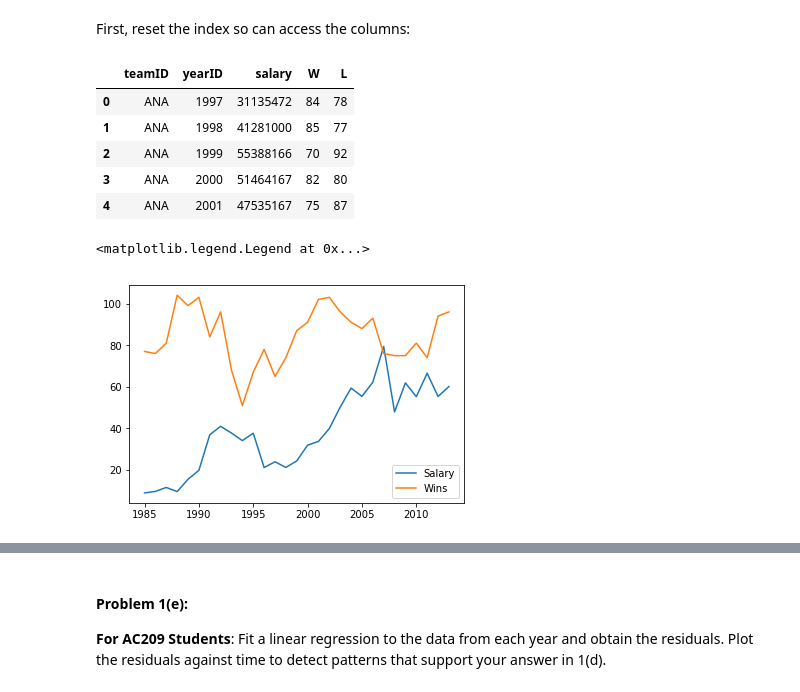
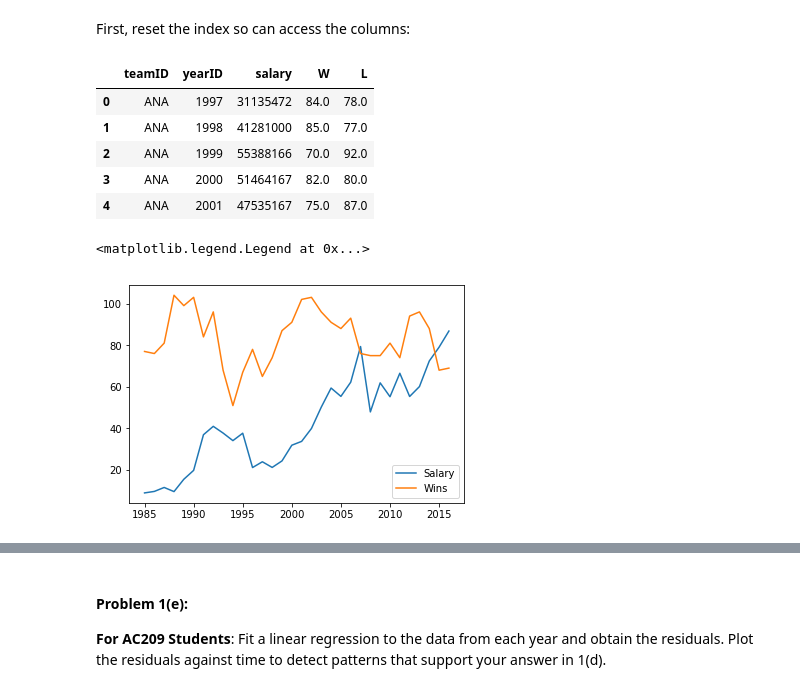
Before and after one commit to fergusio/cs109-2015, a Jupyter notebook: homework/HW1.ipynb, the cells around one changed output, grey strips where cells are left out. Saved outputs shown, nothing was run; the diff lists cells and outputs as text; code cells hidden in the pictures.

```diff
--- a/homework/HW1.ipynb
+++ b/homework/HW1.ipynb
@@ -153,7 +153,7 @@ os.listdir(path)
  'TeamsFranchises.csv',
  'TeamsHalf.csv']
 # %%
-salaries = pd.read_csv("data/lahman/Salaries.csv")
+salaries = pd.read_csv("data/baseballdatabank-2017.1/core/Salaries.csv")
 salaries.head()
 # %% [output]
 |  | yearID | teamID | lgID | playerID | salary |
@@ -165,5 +165,5 @@ salaries.head()
 # %%
-teams = pd.read_csv("data/lahman/Teams.csv")
+teams = pd.read_csv("data/baseballdatabank-2017.1/core/Teams.csv")
 teams.head()
 # %% [output]
 |  | yearID | lgID | teamID | franchID | divID | Rank | G | Ghome | W | L | ... | ... |
@@ -211,6 +218,6 @@ teams_wins_year.head()
 # %%
-wins_sals = sal_by_team_by_year.join(teams_wins_year[["W","L"]], how="left")
-wins_sals.head(5)
+df = sal_by_team_by_year.join(teams_wins_year[["W","L"]], how="left")
+df.head(5)
 # %% [output]
 |  |  | salary | W | L |
 | teamID | yearID |  |  |  |
@@ -234,25 +235,25 @@ Notes:
 # %% [markdown]
 First, reset the index so can access the columns:
 # %%
-wins_sals.reset_index(inplace=True)
-wins_sals.head()
+df.reset_index(inplace=True)
+df.head()
 # %% [output]
 |  | teamID | yearID | salary | W | L |
-| 0 | ANA | 1997 | 31135472 | 84 | 78 |
-| 1 | ANA | 1998 | 41281000 | 85 | 77 |
-| 2 | ANA | 1999 | 55388166 | 70 | 92 |
-| 3 | ANA | 2000 | 51464167 | 82 | 80 |
-| 4 | ANA | 2001 | 47535167 | 75 | 87 |
+| 0 | ANA | 1997 | 31135472 | 84.0 | 78.0 |
+| 1 | ANA | 1998 | 41281000 | 85.0 | 77.0 |
+| 2 | ANA | 1999 | 55388166 | 70.0 | 92.0 |
+| 3 | ANA | 2000 | 51464167 | 82.0 | 80.0 |
+| 4 | ANA | 2001 | 47535167 | 75.0 | 87.0 |
 # %%
 #your code here
-teams = set(wins_sals["teamID"])
+teams = set(df["teamID"])
 
-oak = wins_sals[wins_sals["teamID"] == "OAK"]
+oak = df[df["teamID"] == "OAK"]
 oak.head()
 
 plt.plot(oak.yearID.values, oak.salary.values/1000000, label="Salary")
 plt.plot(oak.yearID.values, oak.W.values, label="Wins")
 plt.legend()
 # %% [output]
 <matplotlib.legend.Legend at 0x...>
-[figure, old version]
+[figure, new version]
```
Also changed, not shown: parts of 12 cells of this notebook, 1 other file.
